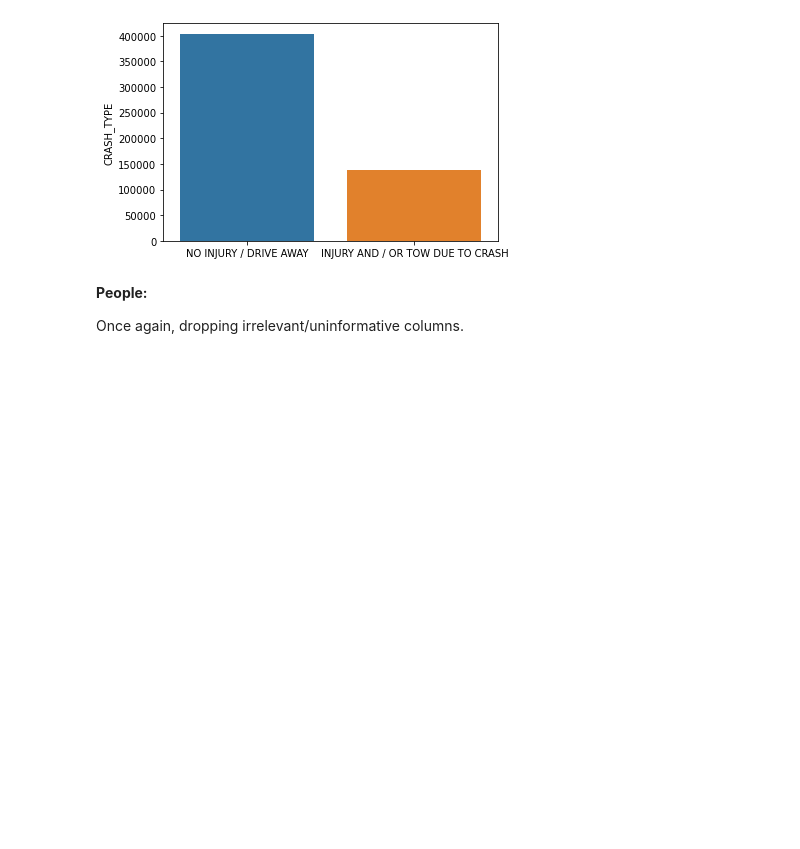
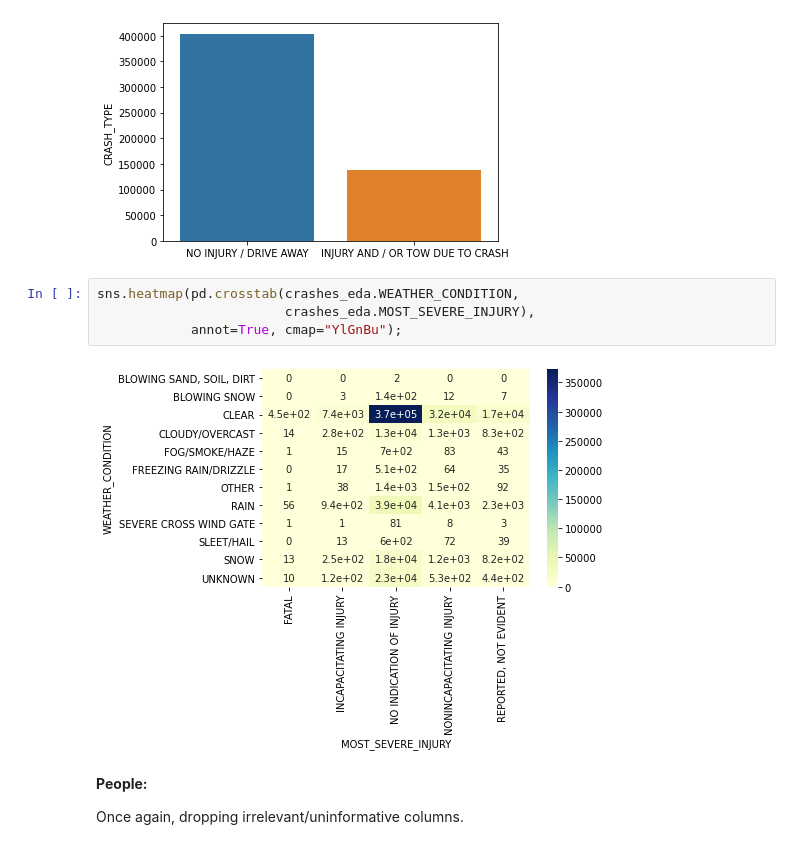
Before and after one commit to AngieKay/Chicago-Crashes, a Jupyter notebook: Markowitz_working_nb.ipynb, the cells around one changed output. Saved outputs shown, nothing was run; the diff lists cells and outputs as text; blank space fills up the shorter version.

```diff
--- a/Markowitz_working_nb.ipynb
+++ b/Markowitz_working_nb.ipynb
@@ -239,6 +239,12 @@ pd.crosstab(crashes_eda.DAMAGE, crashes_eda.MOST_SEVERE_INJURY).plot.bar(figsize
 sns.barplot(x=crashes_eda.CRASH_TYPE.value_counts().index, y=crashes_eda.CRASH_TYPE.value_counts());
 # %% [output]
 [figure]
+# %%
+sns.heatmap(pd.crosstab(crashes_eda.WEATHER_CONDITION,
+                        crashes_eda.MOST_SEVERE_INJURY),
+            annot=True, cmap="YlGnBu");
+# %% [output]
+[figure, added]
 # %% [markdown]
 **People:**
 
```
Also changed, not shown: parts of 21 cells of this notebook.
